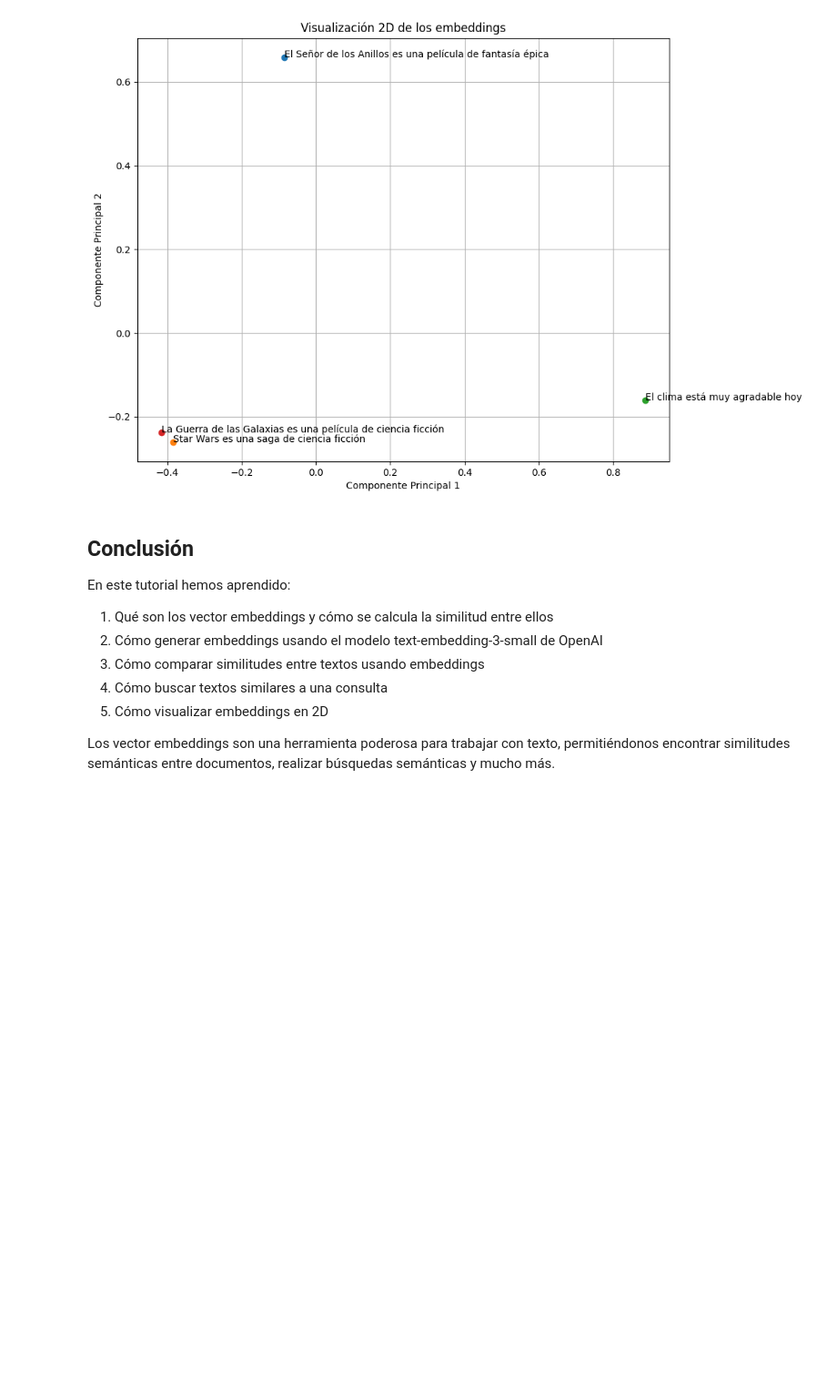
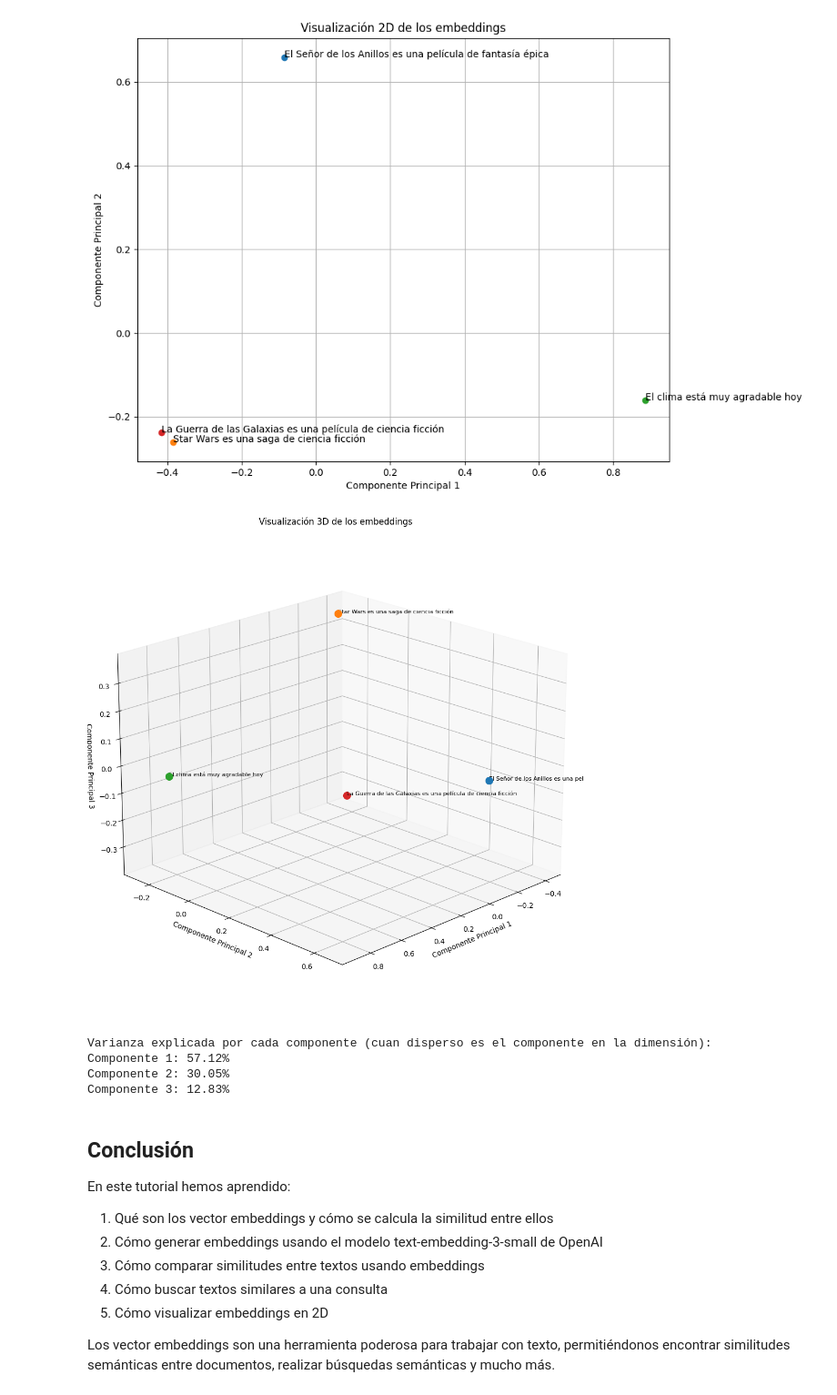
Before and after one commit to tecnocrata/design-architecture, a Jupyter notebook: 02-vector-embeddings/basics.ipynb, the cells around one changed output. Shown at 91% size. Saved outputs shown, nothing was run; the diff lists cells and outputs as text; code cells hidden in the pictures; blank space fills up the shorter version.

```diff
--- a/02-vector-embeddings/basics.ipynb
+++ b/02-vector-embeddings/basics.ipynb
@@ -187,6 +232,43 @@ plt.grid(True)
 plt.show()
 # %% [output]
 [figure]
+# %%
+# Reducir a 3 dimensiones usando PCA
+pca_3d = PCA(n_components=3)
+embeddings_3d = pca_3d.fit_transform(embeddings)
+
+# Crear el gráfico 3D
+fig = plt.figure(figsize=(12, 10))
+ax = fig.add_subplot(111, projection='3d')
+
+# Graficar cada punto
+for i, (x, y, z) in enumerate(embeddings_3d):
+    ax.scatter(x, y, z, s=100)
+    ax.text(x, y, z, frases[i], fontsize=8)
+
+# Configurar el gráfico
+ax.set_title('Visualización 3D de los embeddings')
+ax.set_xlabel('Componente Principal 1')
+ax.set_ylabel('Componente Principal 2')
+ax.set_zlabel('Componente Principal 3')
+
+# Ajustar la vista para mejor visualización
+ax.view_init(elev=20, azim=45)
+
+# Mostrar el gráfico
+plt.tight_layout()
+plt.show()
+
+# Imprimir la varianza explicada por cada componente
+print("\nVarianza explicada por cada componente (cuan disperso es el componente en la dimensión):")
+for i, var in enumerate(pca_3d.explained_variance_ratio_):
+    print(f"Componente {i+1}: {var:.2%}")
+# %% [output]
+[figure, added]
+Varianza explicada por cada componente (cuan disperso es el componente en la dimensión):
+Componente 1: 57.12%
+Componente 2: 30.05%
+Componente 3: 12.83%
 # %% [markdown]
 ## Conclusión
 
```
Also changed, not shown: parts of 2 cells of this notebook.
